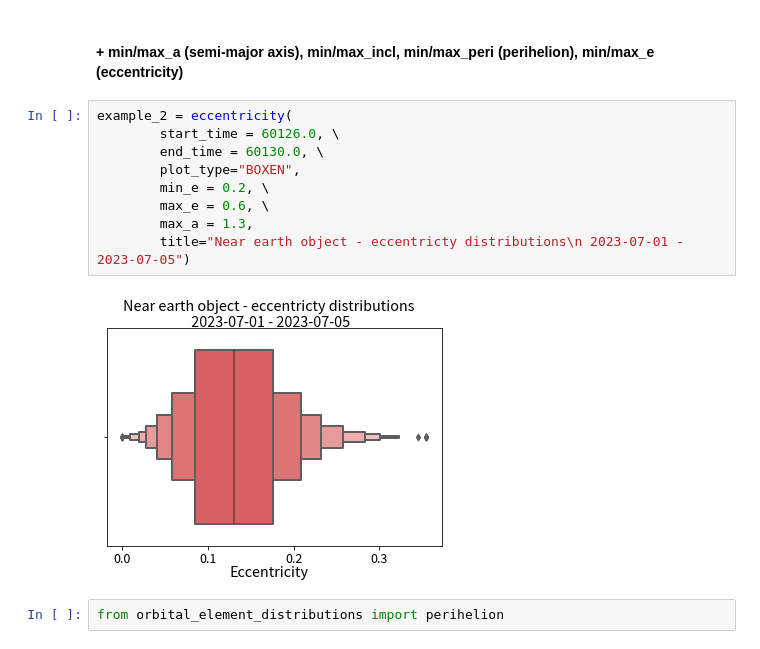
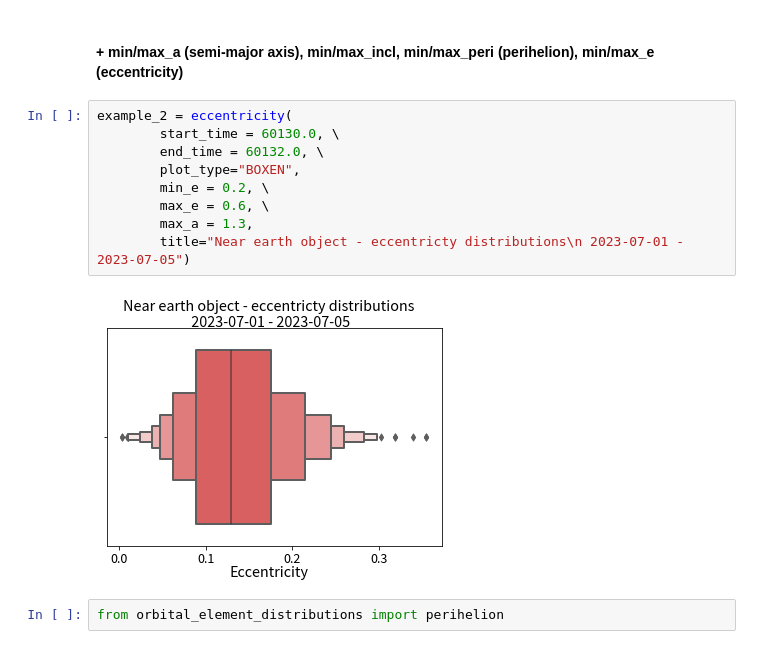
Before and after one commit to QUB-Planet-Lab/LSST_Solar_System_Plotting_Tools, a Jupyter notebook: PlottingTools/Tutorial/examples.ipynb, the cells around one changed output. Cells and saved outputs as stored; diff of their text form.

```diff
--- a/PlottingTools/Tutorial/examples.ipynb
+++ b/PlottingTools/Tutorial/examples.ipynb
@@ -70,15 +71,15 @@ from orbital_element_distributions import eccentricity
 #### + min/max_a (semi-major axis), min/max_incl, min/max_peri (perihelion), min/max_e (eccentricity)
 # %%
 example_2 = eccentricity(
-        start_time = 60126.0, \
-        end_time = 60130.0, \
+        start_time = 60130.0, \
+        end_time = 60132.0, \
         plot_type="BOXEN",
         min_e = 0.2, \
         max_e = 0.6, \
         max_a = 1.3,
         title="Near earth object - eccentricty distributions\n 2023-07-01 - 2023-07-05")
 # %% [output]
-[figure, old version]
+[figure, new version]
 # %%
 from orbital_element_distributions import perihelion
 # %%
```
Also changed, not shown: parts of 8 cells of this notebook.
